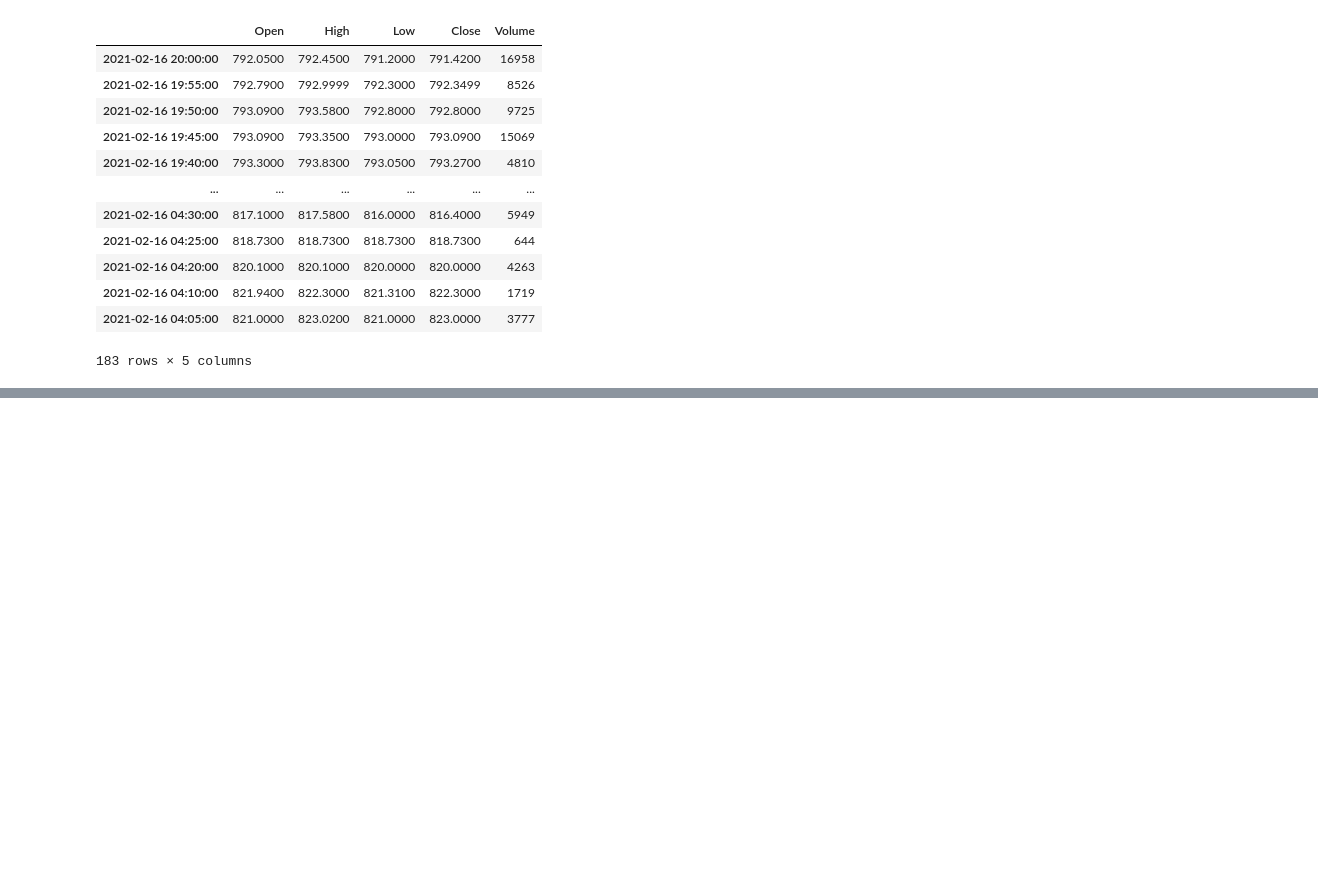
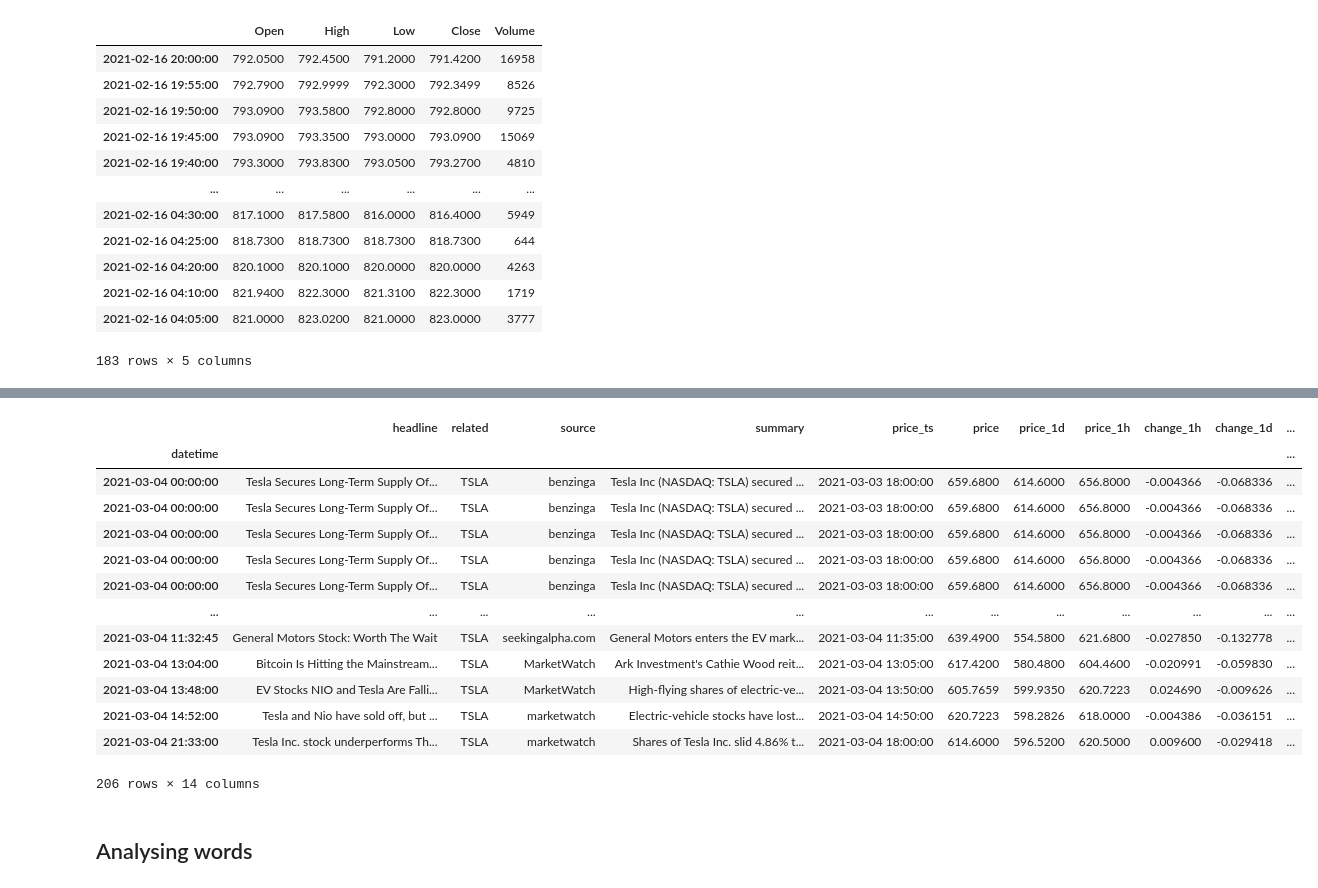
Before and after one commit to alessandraquig/SentimentAnalysisSubproject, a Jupyter notebook: FinanceSentimentAnalyser.ipynb, the cells around one changed output, grey strips where cells are left out. Cells and saved outputs as stored; diff of their text form; code cells hidden in the pictures; blank space fills up the shorter version.

```diff
--- a/FinanceSentimentAnalyser.ipynb
+++ b/FinanceSentimentAnalyser.ipynb
@@ -109,0 +101,19 @@ plt.plot(mean_df.xs('change_1d'))
+# %%
+df.loc['2021-03-04']
+# %% [output]
+|  | headline | related | source | summary | price_ts | price | price_1d | price_1h | change_1h | change_1d | ... |
+| datetime |  |  |  |  |  |  |  |  |  |  | ... |
+| 2021-03-04 00:00:00 | Tesla Secures Long-Term Supply Of... | TSLA | benzinga | Tesla Inc (NASDAQ: TSLA) secured ... | 2021-03-03 18:00:00 | 659.6800 | 614.6000 | 656.8000 | -0.004366 | -0.068336 | ... |
+| 2021-03-04 00:00:00 | Tesla Secures Long-Term Supply Of... | TSLA | benzinga | Tesla Inc (NASDAQ: TSLA) secured ... | 2021-03-03 18:00:00 | 659.6800 | 614.6000 | 656.8000 | -0.004366 | -0.068336 | ... |
+| 2021-03-04 00:00:00 | Tesla Secures Long-Term Supply Of... | TSLA | benzinga | Tesla Inc (NASDAQ: TSLA) secured ... | 2021-03-03 18:00:00 | 659.6800 | 614.6000 | 656.8000 | -0.004366 | -0.068336 | ... |
+| 2021-03-04 00:00:00 | Tesla Secures Long-Term Supply Of... | TSLA | benzinga | Tesla Inc (NASDAQ: TSLA) secured ... | 2021-03-03 18:00:00 | 659.6800 | 614.6000 | 656.8000 | -0.004366 | -0.068336 | ... |
+| 2021-03-04 00:00:00 | Tesla Secures Long-Term Supply Of... | TSLA | benzinga | Tesla Inc (NASDAQ: TSLA) secured ... | 2021-03-03 18:00:00 | 659.6800 | 614.6000 | 656.8000 | -0.004366 | -0.068336 | ... |
+| ... | ... | ... | ... | ... | ... | ... | ... | ... | ... | ... | ... |
+| 2021-03-04 11:32:45 | General Motors Stock: Worth The Wait | TSLA | seekingalpha.com | General Motors enters the EV mark... | 2021-03-04 11:35:00 | 639.4900 | 554.5800 | 621.6800 | -0.027850 | -0.132778 | ... |
+| 2021-03-04 13:04:00 | Bitcoin Is Hitting the Mainstream... | TSLA | MarketWatch | Ark Investment's Cathie Wood reit... | 2021-03-04 13:05:00 | 617.4200 | 580.4800 | 604.4600 | -0.020991 | -0.059830 | ... |
+| 2021-03-04 13:48:00 | EV Stocks NIO and Tesla Are Falli... | TSLA | MarketWatch | High-flying shares of electric-ve... | 2021-03-04 13:50:00 | 605.7659 | 599.9350 | 620.7223 | 0.024690 | -0.009626 | ... |
+| 2021-03-04 14:52:00 | Tesla and Nio have sold off, but ... | TSLA | marketwatch | Electric-vehicle stocks have lost... | 2021-03-04 14:50:00 | 620.7223 | 598.2826 | 618.0000 | -0.004386 | -0.036151 | ... |
+| 2021-03-04 21:33:00 | Tesla Inc. stock underperforms Th... | TSLA | marketwatch | Shares of Tesla Inc. slid 4.86% t... | 2021-03-04 18:00:00 | 614.6000 | 596.5200 | 620.5000 | 0.009600 | -0.029418 | ... |
+206 rows × 14 columns
+# %% [markdown]
+## Analysing words
```
Also changed, not shown: parts of 15 cells of this notebook.
